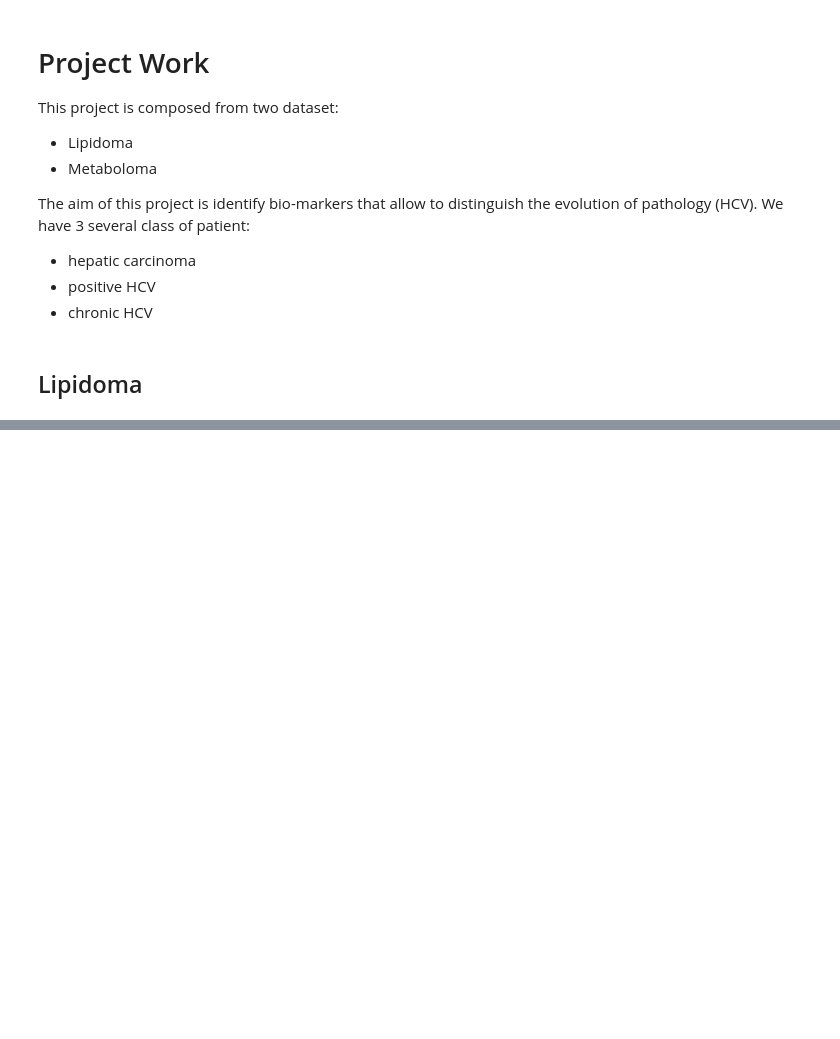
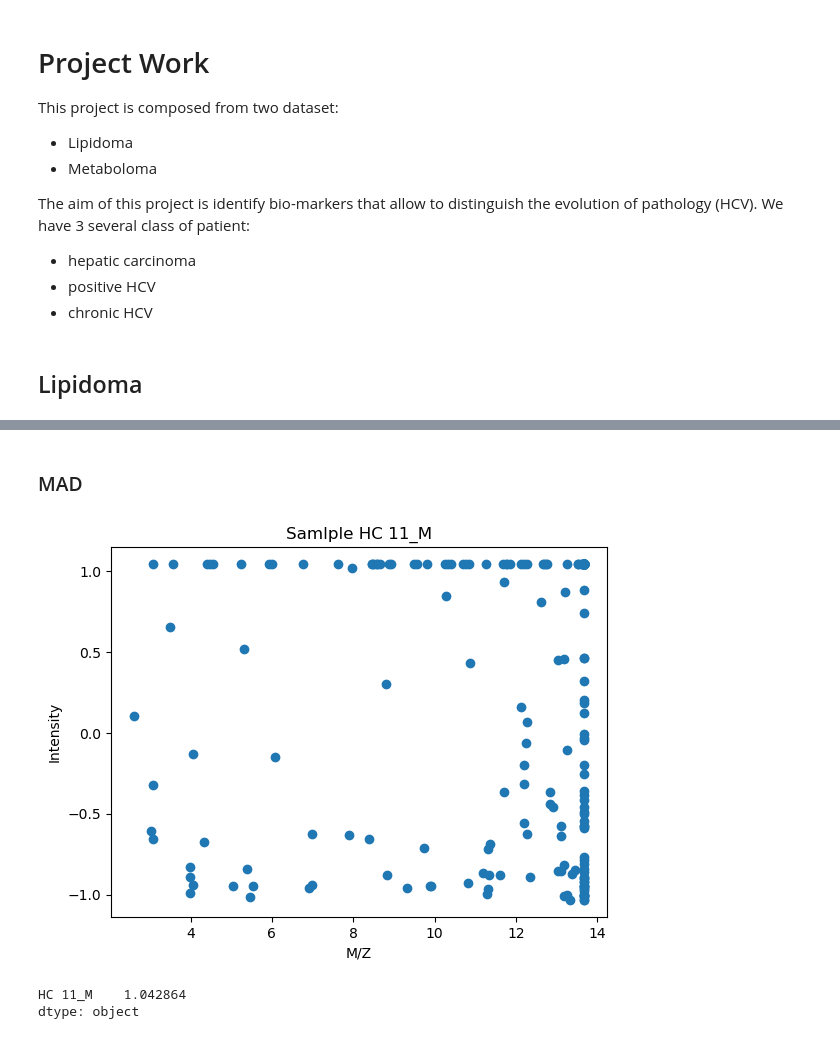
Before and after one commit to Bvs00/AI4ODA_projectwork, a Jupyter notebook: notebook.ipynb, the cells around one changed output, grey strips where cells are left out. Cells and saved outputs as stored; diff of their text form; code cells hidden in the pictures; blank space fills up the shorter version.

```diff
--- a/notebook.ipynb
+++ b/notebook.ipynb
@@ -38,0 +85,24 @@ df_x_lipidoma
+# %% [markdown]
+### MAD
+# %%
+# provo con la mediana
+tic_median = df_x_lipidoma.median(axis=1)
+# print(tic_median)
+df_x_lipidoma_mad_median_temp = (df_x_lipidoma.sub(tic_median,axis=0)).abs()
+# print(df_x_lipidoma_tic_median_temp)
+df_x_lipidoma_mad_median_temp_median = df_x_lipidoma_mad_median_temp.median(axis=1)
+# print(df_x_lipidoma_tic_median_temp_mad)
+df_x_lipidoma_MAD = (df_x_lipidoma.sub(df_x_lipidoma_mad_median_temp,axis=0)).div(df_x_lipidoma_mad_median_temp_median,axis=0)
+df_x_lipidoma_MAD
+
+plt.scatter(df_x_lipidoma_MAD.iloc[0:1], df_x_lipidoma_MAD.iloc[97:98])
+plt.xlabel("M/Z")
+plt.ylabel("Intensity")
+plt.title("Samlple HC 11_M")
+plt.show()
+# axis=1 sono le righe; axis=0 sono le colonne
+df_x_lipidoma_MAD[97:98].max(axis=1)
+# %% [output]
+[figure, added]
+HC 11_M    1.042864
+dtype: object
```
Also changed, not shown: parts of 6 cells of this notebook.
